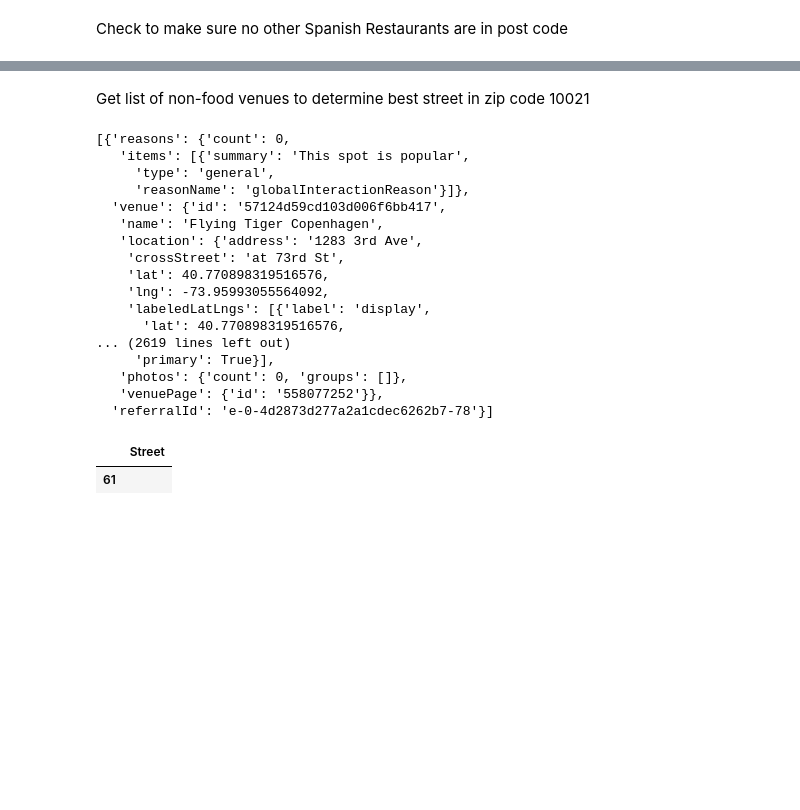
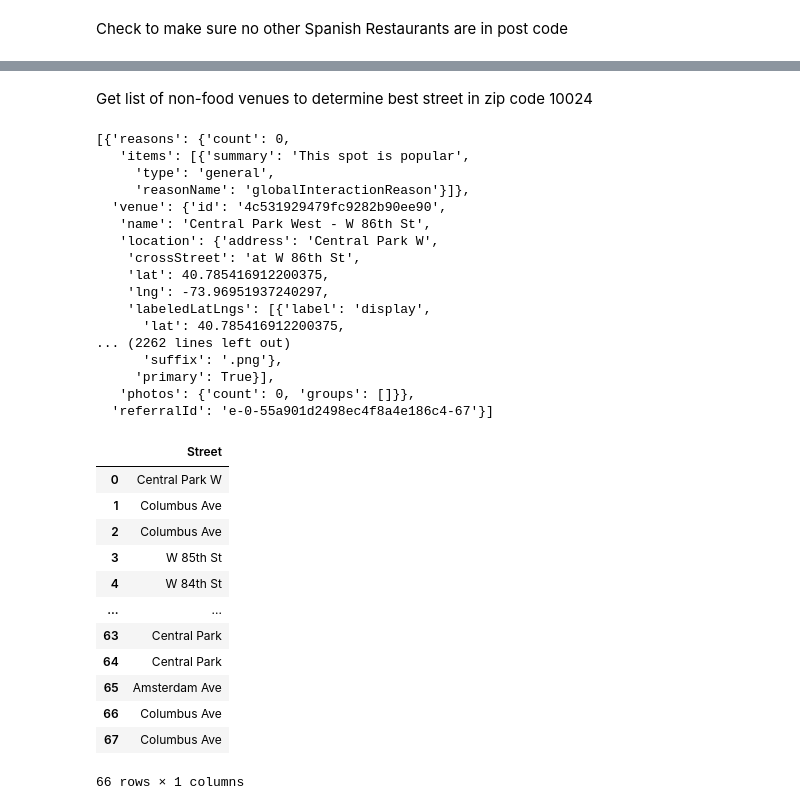
Before and after one commit to sbloom1a/Python-Class-4, a Jupyter notebook: Capstone Project Final.ipynb, the cells around one changed output, grey strips where cells are left out. Cells and saved outputs as stored; diff of their text form; code cells hidden in the pictures; blank space fills up the shorter version.

```diff
--- a/Capstone Project Final.ipynb
+++ b/Capstone Project Final.ipynb
@@ -537,17 +551,17 @@ ny_food[ny_food['Zip'] == '10021']["Venue Category"].str.contains("Spain")
 Name: Venue Category, dtype: bool
 # %% [markdown]
-Get list of non-food venues to determine best street in zip code  10021
+Get list of non-food venues to determine best street in zip code  10024
 # %%
-# Get Latitude and Longitude of 10021
-lat_10021 = population_df[population_df['Zip Code'] == '10021'].iloc[0]['Latitude']
-long_10021 = population_df[population_df['Zip Code'] == '10021'].iloc[0]['Longitude']
+# Get Latitude and Longitude of 10024
+lat_10024 = population_df[population_df['Zip Code'] == '10024'].iloc[0]['Latitude']
+long_10024 = population_df[population_df['Zip Code'] == '10024'].iloc[0]['Longitude']
 
 url = 'https://api.foursquare.com/v2/venues/explore?&client_id={}&client_secret={}&v={}&ll={},{}&radius={}&section={}&section={}&section={}&limit={}'.format(
             CLIENT_ID,
             CLIENT_SECRET,
             VERSION,
-            lat_10021,
-            long_10021,
+            lat_10024,
+            long_10024,
             500,
             'drinks',
             'coffee',
@@ -561,25 +575,25 @@ results
    'items': [{'summary': 'This spot is popular',
      'type': 'general',
      'reasonName': 'globalInteractionReason'}]},
-  'venue': {'id': '57124d59cd103d006f6bb417',
-   'name': 'Flying Tiger Copenhagen',
-   'location': {'address': '1283 3rd Ave',
-    'crossStreet': 'at 73rd St',
-    'lat': 40.770898319516576,
-    'lng': -73.95993055564092,
+  'venue': {'id': '4c531929479fc9282b90ee90',
+   'name': 'Central Park West - W 86th St',
+   'location': {'address': 'Central Park W',
+    'crossStreet': 'at W 86th St',
+    'lat': 40.785416912200375,
+    'lng': -73.96951937240297,
     'labeledLatLngs': [{'label': 'display',
-      'lat': 40.770898319516576,
-... (2619 lines left out)
+      'lat': 40.785416912200375,
+... (2262 lines left out)
+      'suffix': '.png'},
      'primary': True}],
-   'photos': {'count': 0, 'groups': []},
-   'venuePage': {'id': '558077252'}},
-  'referralId': 'e-0-4d2873d277a2a1cdec6262b7-78'}]
+   'photos': {'count': 0, 'groups': []}},
+  'referralId': 'e-0-55a901d2498ec4f8a4e186c4-67'}]
 # %%
 # return only relevant information for each nearby venue
 venues_list=[]
 # some elements dont have the field Address so we need to use formattedAddress
 venues_list.append([(
-            '10021',
+            '10024',
             v['venue']['name'],
             v['venue']['location']['formattedAddress'],
             v['venue']['categories'][0]['name']) for v in results])
@@ -602,32 +616,70 @@ for i in street_list:
     if address[0].isdigit():
         address.pop(0)
 
     trimmed_address = ''
     for j in address:
 
         # Clean up junk strings
         if j.startswith('('):
             break
 
         if j.startswith('Fl'):
             break
 
         if j.startswith('Ste'):
             break
 
         if j.startswith('New'):
             break
 
+        if j.startswith('Apt'):
+            break
+
+        if j.startswith('-'):
+            break
+
+        if j.startswith('.'):
+            break
+        if j == 'at':
+            break
+
         if j == 'Avenue':
+            j = 'Ave'
+
+        if j == 'Ave.':
+            j = 'Ave'
+
+        if j == 'West':
+            j = 'W'
+
+        if j == 'Street':
+            j = 'St'
+
+        # There is a bad data point called Columbus 660 which which be Columbus Ave
+        if j == '660':
             j = 'Ave'
 
         trimmed_address = trimmed_address + j + ' '
 
     new_row = {'Street':trimmed_address}
 
     street_df = street_df.append(new_row, ignore_index=True)
 
-street_df[street_df['Street'] == '']
+# remove blank rows
+street_df.drop(street_df.loc[street_df['Street']==''].index, inplace=True)
+
+street_df
 # %% [output]
 |  | Street |
-| 61 |  |
+| 0 | Central Park W |
+| 1 | Columbus Ave |
+| 2 | Columbus Ave |
+| 3 | W 85th St |
+| 4 | W 84th St |
+| ... | ... |
+| 63 | Central Park |
+| 64 | Central Park |
+| 65 | Amsterdam Ave |
+| 66 | Columbus Ave |
+| 67 | Columbus Ave |
+66 rows × 1 columns
```
Also changed, not shown: parts of 25 cells of this notebook.
